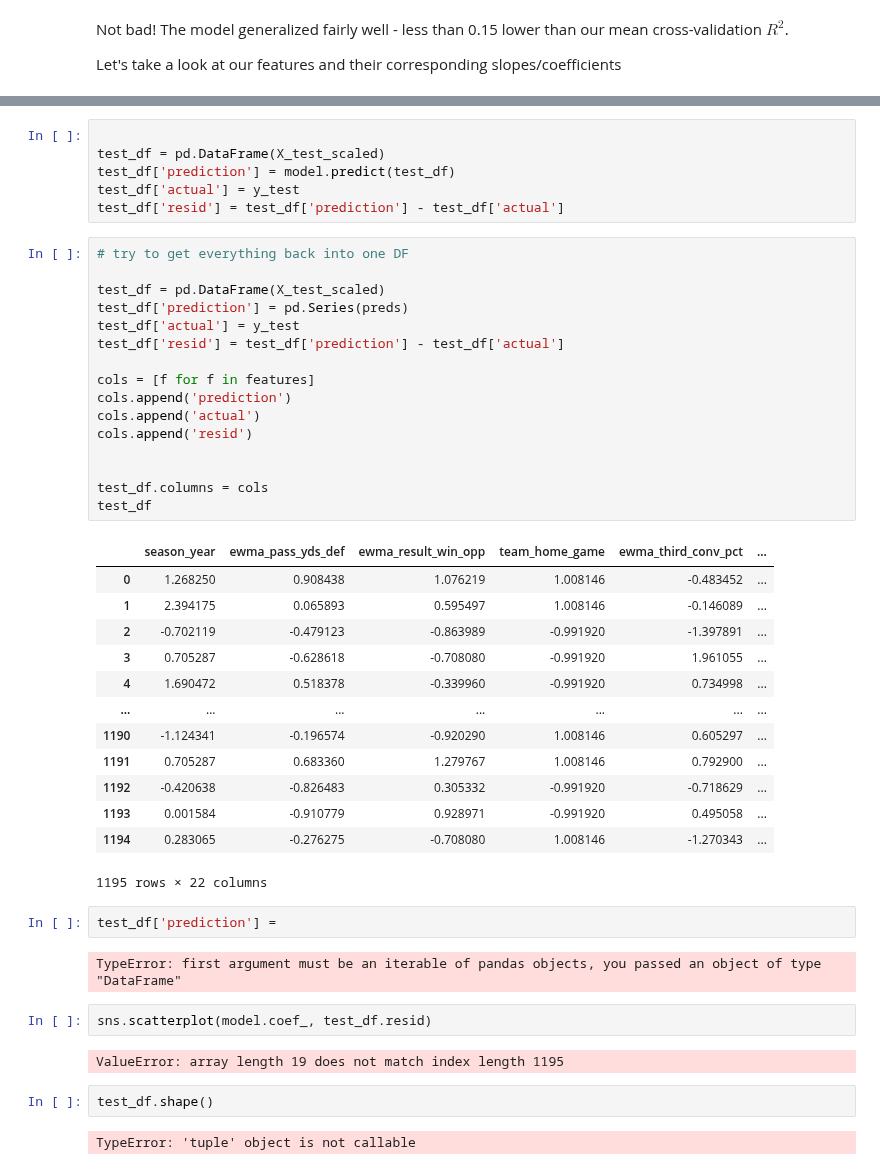
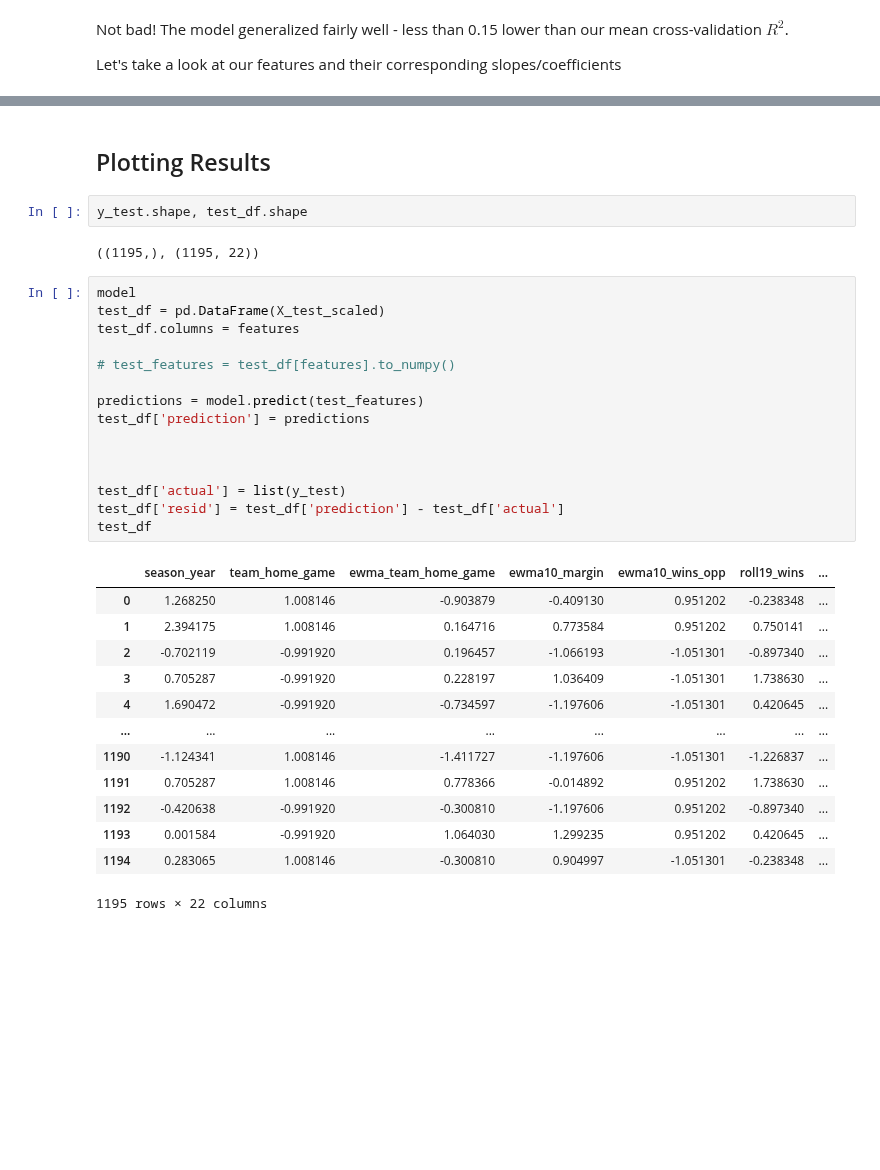
Before and after one commit to edubu2/metis-project2, a Jupyter notebook: code/final_modeling.ipynb, the cells around one changed output, grey strips where cells are left out. Drawn from its saved outputs; the diff is of its cells as text; blank space fills up the shorter version.

```diff
--- a/code/final_modeling.ipynb
+++ b/code/final_modeling.ipynb
@@ -220,48 +218,35 @@ array([-1.18519265e-01,  9.23903305e-01, -1.00592919e+00,  2.67954376e+00,
+# %% [markdown]
+## Plotting Results
+# %%
+y_test.shape, test_df.shape
+# %% [output]
+((1195,), (1195, 22))
 # %%
+model
+test_df = pd.DataFrame(X_test_scaled)
+test_df.columns = features
 
-test_df = pd.DataFrame(X_test_scaled)
-test_df['prediction'] = model.predict(test_df)
-test_df['actual'] = y_test
+# test_features = test_df[features].to_numpy()
+
+predictions = model.predict(test_features)
+test_df['prediction'] = predictions
+
+
+
+test_df['actual'] = list(y_test)
 test_df['resid'] = test_df['prediction'] - test_df['actual']
+test_df
+# %% [output]
+|  | season_year | team_home_game | ewma_team_home_game | ewma10_margin | ewma10_wins_opp | roll19_wins | ... |
+| 0 | 1.268250 | 1.008146 | -0.903879 | -0.409130 | 0.951202 | -0.238348 | ... |
+| 1 | 2.394175 | 1.008146 | 0.164716 | 0.773584 | 0.951202 | 0.750141 | ... |
+| 2 | -0.702119 | -0.991920 | 0.196457 | -1.066193 | -1.051301 | -0.897340 | ... |
+| 3 | 0.705287 | -0.991920 | 0.228197 | 1.036409 | -1.051301 | 1.738630 | ... |
+| 4 | 1.690472 | -0.991920 | -0.734597 | -1.197606 | -1.051301 | 0.420645 | ... |
+| ... | ... | ... | ... | ... | ... | ... | ... |
+| 1190 | -1.124341 | 1.008146 | -1.411727 | -1.197606 | -1.051301 | -1.226837 | ... |
+| 1191 | 0.705287 | 1.008146 | 0.778366 | -0.014892 | 0.951202 | 1.738630 | ... |
+| 1192 | -0.420638 | -0.991920 | -0.300810 | -1.197606 | 0.951202 | -0.897340 | ... |
+| 1193 | 0.001584 | -0.991920 | 1.064030 | 1.299235 | 0.951202 | 0.420645 | ... |
+| 1194 | 0.283065 | 1.008146 | -0.300810 | 0.904997 | -1.051301 | -0.238348 | ... |
+1195 rows × 22 columns
-# %%
-# try to get everything back into one DF
-
-test_df = pd.DataFrame(X_test_scaled)
-test_df['prediction'] = pd.Series(preds)
-test_df['actual'] = y_test
-test_df['resid'] = test_df['prediction'] - test_df['actual']
-
-cols = [f for f in features]
-cols.append('prediction')
-cols.append('actual')
-cols.append('resid')
-
-
-test_df.columns = cols
-test_df
-# %% [output]
-|  | season_year | ewma_pass_yds_def | ewma_result_win_opp | team_home_game | ewma_third_conv_pct | ... |
-| 0 | 1.268250 | 0.908438 | 1.076219 | 1.008146 | -0.483452 | ... |
-| 1 | 2.394175 | 0.065893 | 0.595497 | 1.008146 | -0.146089 | ... |
-| 2 | -0.702119 | -0.479123 | -0.863989 | -0.991920 | -1.397891 | ... |
-| 3 | 0.705287 | -0.628618 | -0.708080 | -0.991920 | 1.961055 | ... |
-| 4 | 1.690472 | 0.518378 | -0.339960 | -0.991920 | 0.734998 | ... |
-| ... | ... | ... | ... | ... | ... | ... |
-| 1190 | -1.124341 | -0.196574 | -0.920290 | 1.008146 | 0.605297 | ... |
-| 1191 | 0.705287 | 0.683360 | 1.279767 | 1.008146 | 0.792900 | ... |
-| 1192 | -0.420638 | -0.826483 | 0.305332 | -0.991920 | -0.718629 | ... |
-| 1193 | 0.001584 | -0.910779 | 0.928971 | -0.991920 | 0.495058 | ... |
-| 1194 | 0.283065 | -0.276275 | -0.708080 | 1.008146 | -1.270343 | ... |
-1195 rows × 22 columns
-# %%
-test_df['prediction'] =
-# %% [output]
-TypeError: first argument must be an iterable of pandas objects, you passed an object of type "DataFrame"
-# %%
-sns.scatterplot(model.coef_, test_df.resid)
-# %% [output]
-ValueError: array length 19 does not match index length 1195
-# %%
-test_df.shape()
-# %% [output]
-TypeError: 'tuple' object is not callable
```
Also changed, not shown: parts of 12 cells of this notebook.
